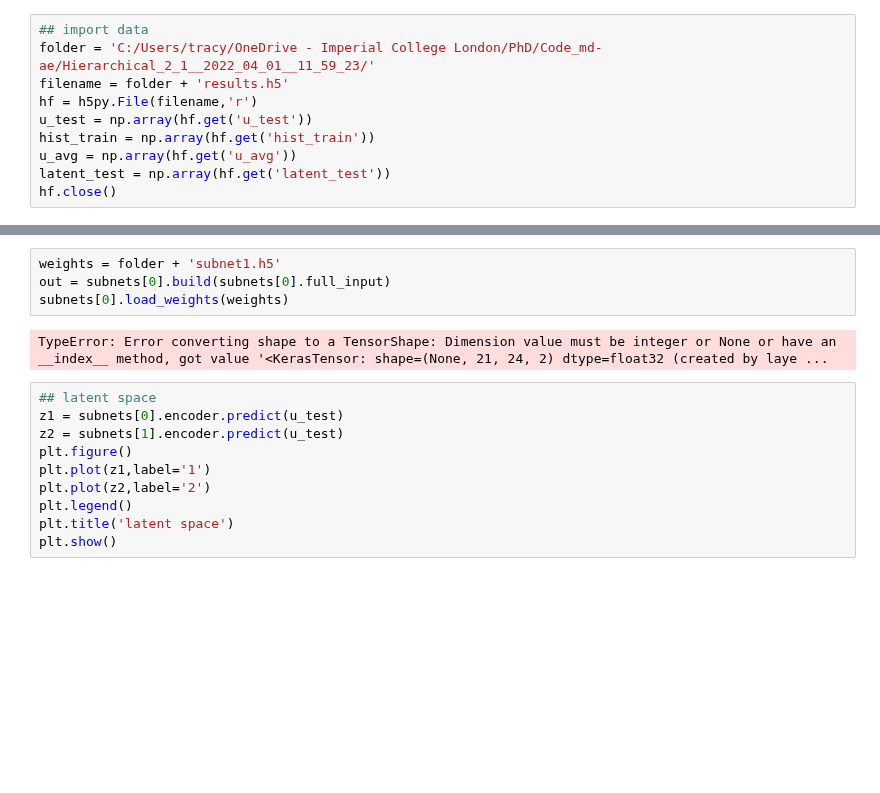
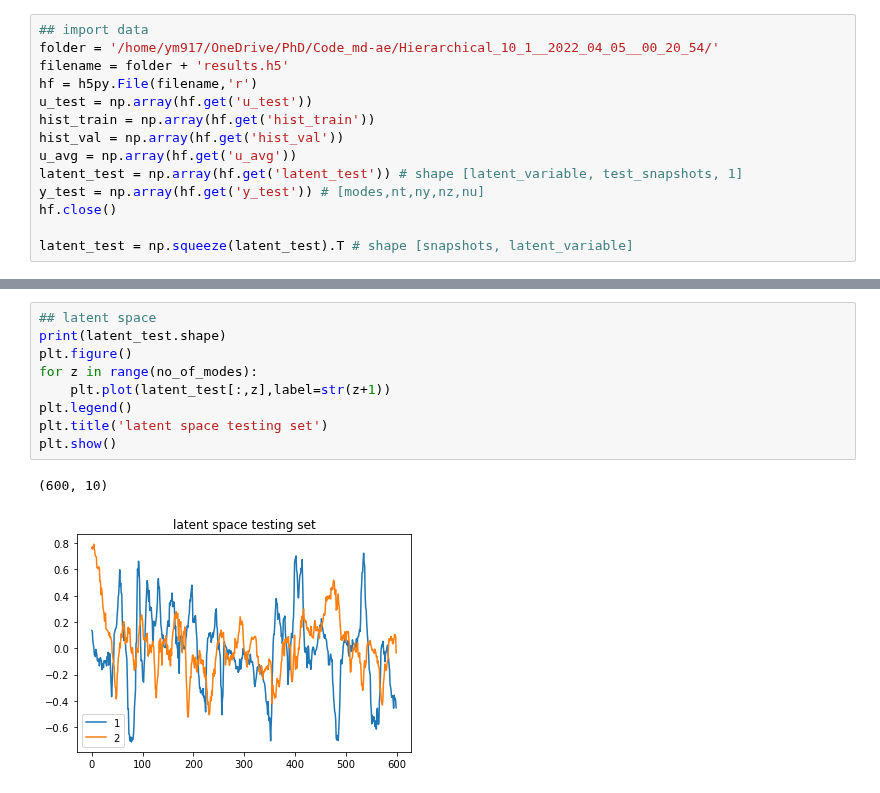
Before and after one commit to MagriLab/MD-CNN-AE, a Jupyter notebook: visualise_hierarchical_mode.ipynb, the cells around one changed output, grey strips where cells are left out. Drawn from its saved outputs; the diff is of its cells as text; blank space fills up the shorter version.

```diff
--- a/visualise_hierarchical_mode.ipynb
+++ b/visualise_hierarchical_mode.ipynb
@@ -14,13 +18,17 @@ import matplotlib.pyplot as plt
 # %%
 ## import data
-folder = 'C:/Users/tracy/OneDrive - Imperial College London/PhD/Code_md-ae/Hierarchical_2_1__2022_04_01__11_59_23/'
+folder = '/home/ym917/OneDrive/PhD/Code_md-ae/Hierarchical_10_1__2022_04_05__00_20_54/'
 filename = folder + 'results.h5'
 hf = h5py.File(filename,'r')
 u_test = np.array(hf.get('u_test'))
 hist_train = np.array(hf.get('hist_train'))
+hist_val = np.array(hf.get('hist_val'))
 u_avg = np.array(hf.get('u_avg'))
-latent_test = np.array(hf.get('latent_test'))
+latent_test = np.array(hf.get('latent_test')) # shape [latent_variable, test_snapshots, 1]
+y_test = np.array(hf.get('y_test')) # [modes,nt,ny,nz,nu]
 hf.close()
+
+latent_test = np.squeeze(latent_test).T # shape [snapshots, latent_variable]
 # %%
 filename = folder + 'Model_param.h5'
 hf = h5py.File(filename,'r')
@@ -65,18 +67,14 @@ ValueError: Unable to load weights saved in HDF5 format into a subclassed Model
-# %%
-weights = folder + 'subnet1.h5'
-out = subnets[0].build(subnets[0].full_input)
-subnets[0].load_weights(weights)
-# %% [output]
-TypeError: Error converting shape to a TensorShape: Dimension value must be integer or None or have an __index__ method, got value '<KerasTensor: shape=(None, 21, 24, 2) dtype=float32 (created by laye ...
 # %%
 ## latent space
-z1 = subnets[0].encoder.predict(u_test)
-z2 = subnets[1].encoder.predict(u_test)
+print(latent_test.shape)
 plt.figure()
-plt.plot(z1,label='1')
-plt.plot(z2,label='2')
+for z in range(no_of_modes):
+    plt.plot(latent_test[:,z],label=str(z+1))
 plt.legend()
-plt.title('latent space')
+plt.title('latent space testing set')
 plt.show()
+# %% [output]
+(600, 10)
+[figure, added]
 # %%
 # autoencoder results
```
Also changed, not shown: parts of 15 cells of this notebook, 5 other files.
